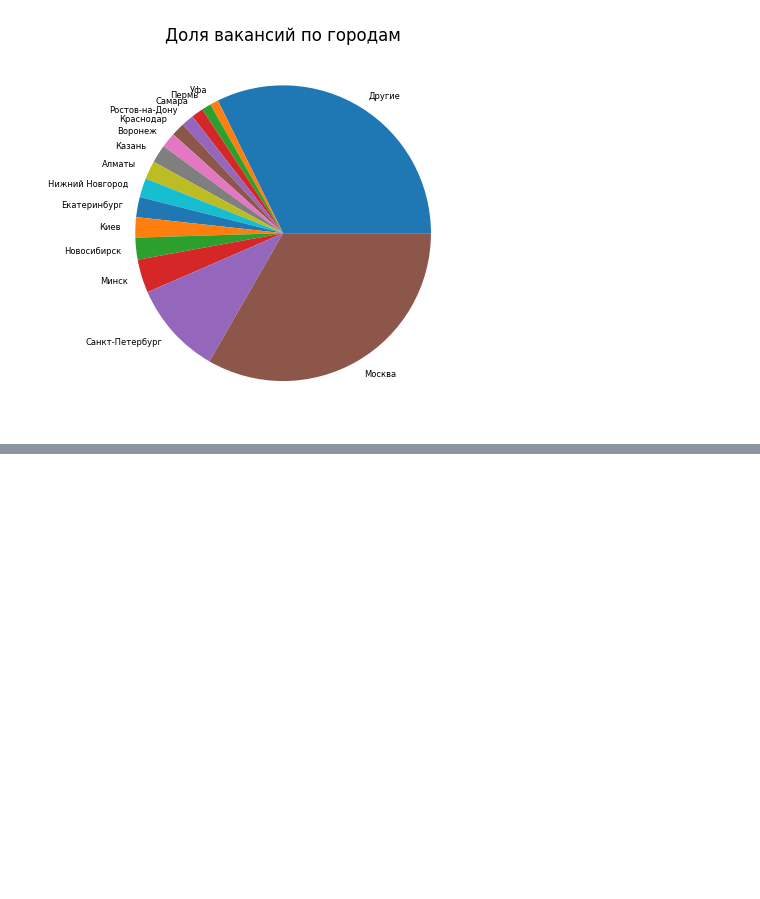
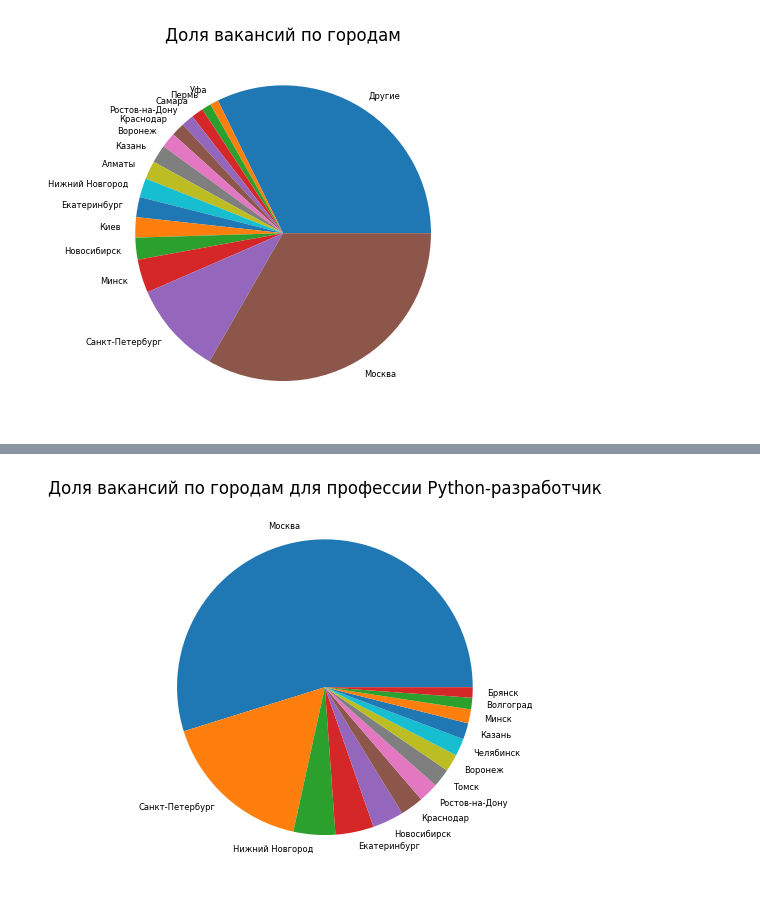
Before and after one commit to Vl4ddd/projectDjango, a Jupyter notebook: scripts/geogrpahy.ipynb, the cells around one changed output, grey strips where cells are left out. Cells and saved outputs as stored; diff of their text form; code cells hidden in the pictures; blank space fills up the shorter version.

```diff
--- a/scripts/geogrpahy.ipynb
+++ b/scripts/geogrpahy.ipynb
@@ -185,0 +228,10 @@ df_geography_to_html.to_html('geography_all.html')
+# %%
+area_data = list(year_area_c_vac.values())
+vals = area_data
+labels = list(year_area_c_vac.keys())
+# %%
+plt.pie(vals, labels=labels, textprops={'fontsize': 6})
+plt.title('Доля вакансий по городам для профессии Python-разработчик')
+plt.show()
+# %% [output]
+[figure, added]
```
Also changed, not shown: parts of 10 cells of this notebook, 22 other files.
